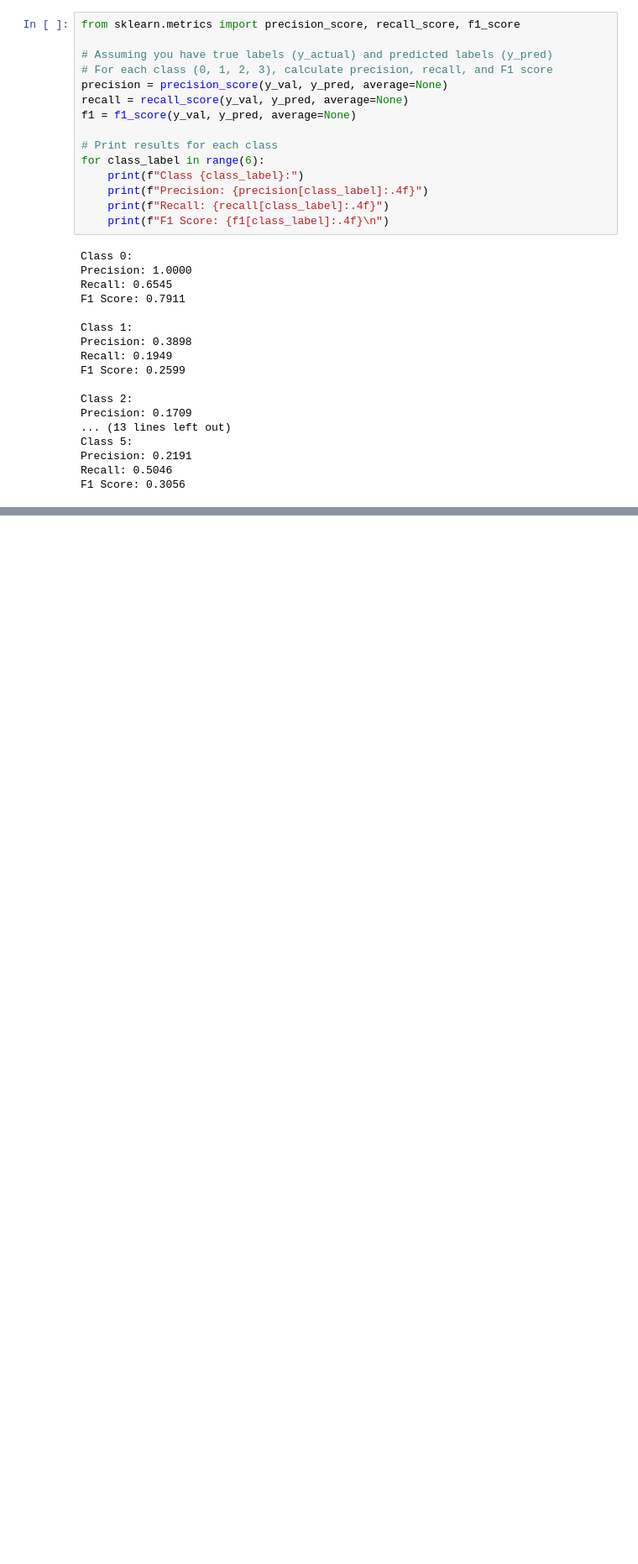
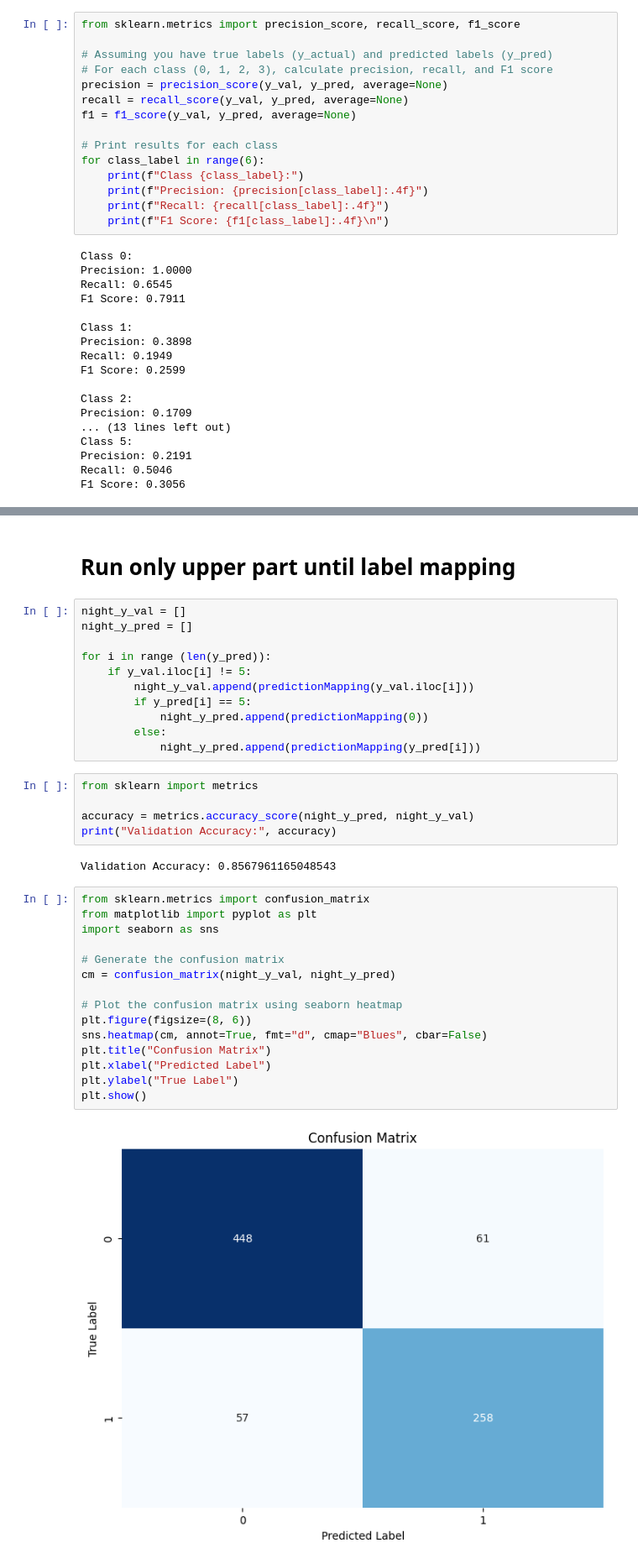
Before and after one commit to Wi-Protect/ML, a Jupyter notebook: final_processing/trainSVM.ipynb, the cells around one changed output, grey strips where cells are left out. Shown at 84% size. Cells and saved outputs as stored; diff of their text form; blank space fills up the shorter version.

```diff
--- a/final_processing/trainSVM.ipynb
+++ b/final_processing/trainSVM.ipynb
@@ -125,0 +200,37 @@ F1 Score: 0.3056
+# %% [markdown]
+# Run only upper part until label mapping
+# %%
+night_y_val = []
+night_y_pred = []
+
+for i in range (len(y_pred)):
+	if y_val.iloc[i] != 5:
+		night_y_val.append(predictionMapping(y_val.iloc[i]))
+		if y_pred[i] == 5:
+			night_y_pred.append(predictionMapping(0))
+		else:
+			night_y_pred.append(predictionMapping(y_pred[i]))
+# %%
+from sklearn import metrics
+
+accuracy = metrics.accuracy_score(night_y_pred, night_y_val)
+print("Validation Accuracy:", accuracy)
+# %% [output]
+Validation Accuracy: 0.8567961165048543
+# %%
+from sklearn.metrics import confusion_matrix
+from matplotlib import pyplot as plt
+import seaborn as sns
+
+# Generate the confusion matrix
+cm = confusion_matrix(night_y_val, night_y_pred)
+
+# Plot the confusion matrix using seaborn heatmap
+plt.figure(figsize=(8, 6))
+sns.heatmap(cm, annot=True, fmt="d", cmap="Blues", cbar=False)
+plt.title("Confusion Matrix")
+plt.xlabel("Predicted Label")
+plt.ylabel("True Label")
+plt.show()
+# %% [output]
+[figure, added]
```
Also changed, not shown: parts of 7 cells of this notebook.
